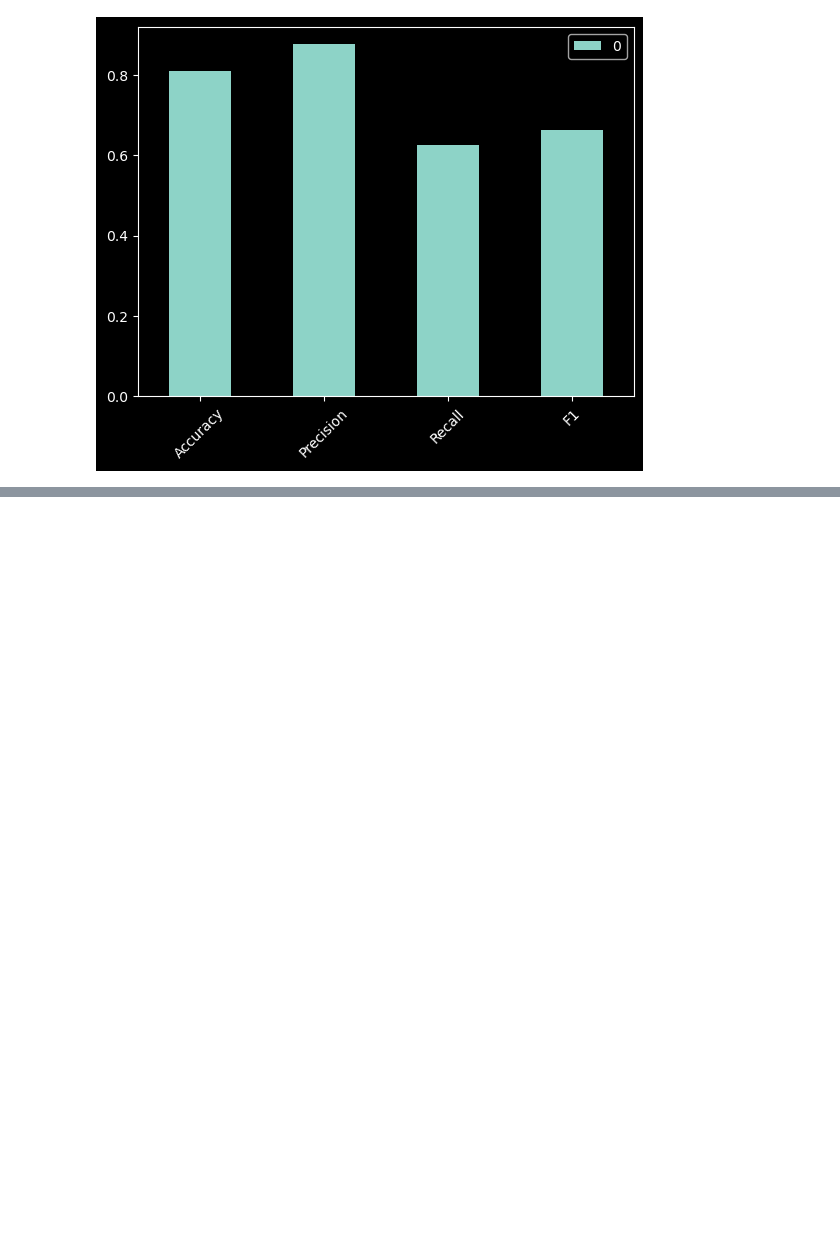
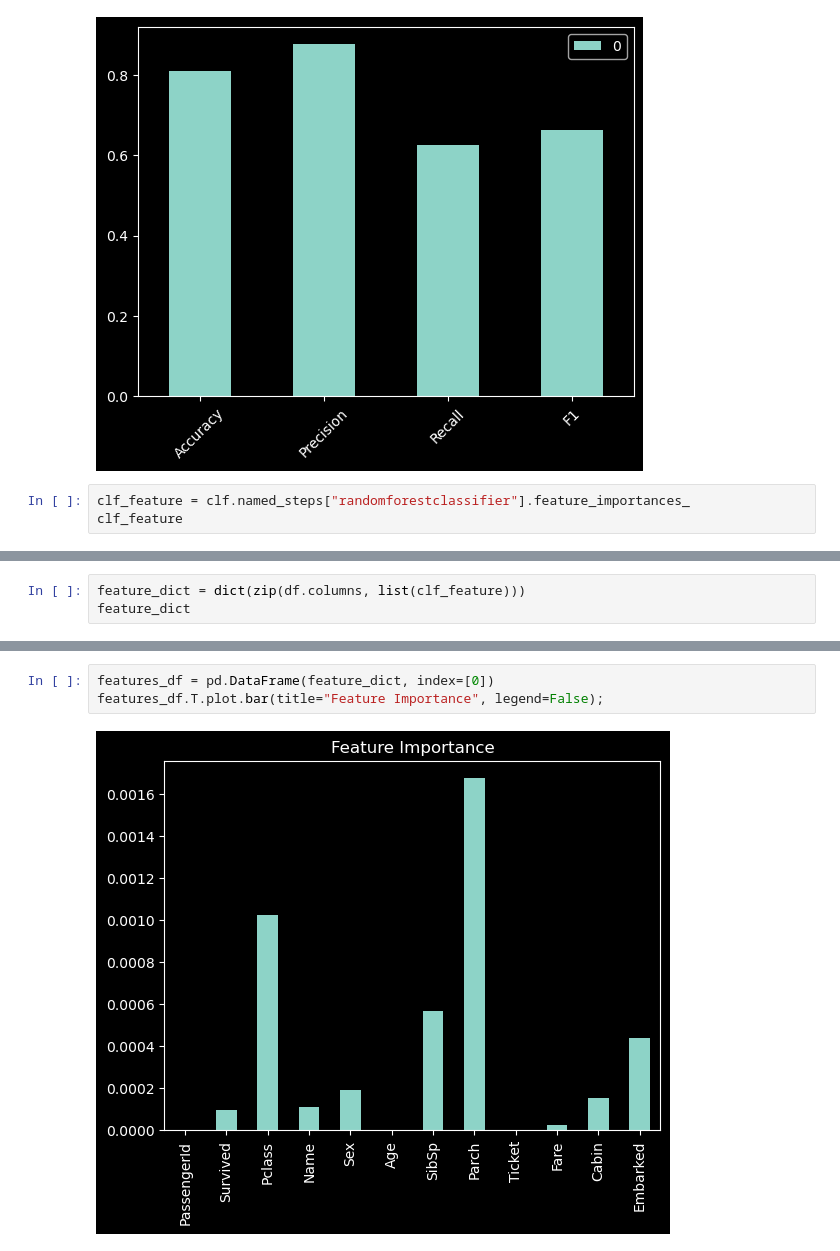
Before and after one commit to msnkr/kaggle_comps, a Jupyter notebook: Titanic - Machine Learning from Disaster/Untitled.ipynb, the cells around one changed output, grey strips where cells are left out. Saved outputs shown, nothing was run; the diff lists cells and outputs as text; blank space fills up the shorter version.

```diff
--- a/Titanic - Machine Learning from Disaster/Untitled.ipynb
+++ b/Titanic - Machine Learning from Disaster/Untitled.ipynb
@@ -249,3 +250,6 @@ cv_df.T.plot(kind="bar")
 plt.xticks(rotation=45);
 # %% [output]
 [figure]
+# %%
+clf_feature = clf.named_steps["randomforestclassifier"].feature_importances_
+clf_feature
@@ -251,0 +259,3 @@ plt.xticks(rotation=45);
+# %%
+feature_dict = dict(zip(df.columns, list(clf_feature)))
+feature_dict
@@ -251,0 +275,5 @@ plt.xticks(rotation=45);
+# %%
+features_df = pd.DataFrame(feature_dict, index=[0])
+features_df.T.plot.bar(title="Feature Importance", legend=False);
+# %% [output]
+[figure, added]
```
Also changed, not shown: parts of 8 cells of this notebook.
